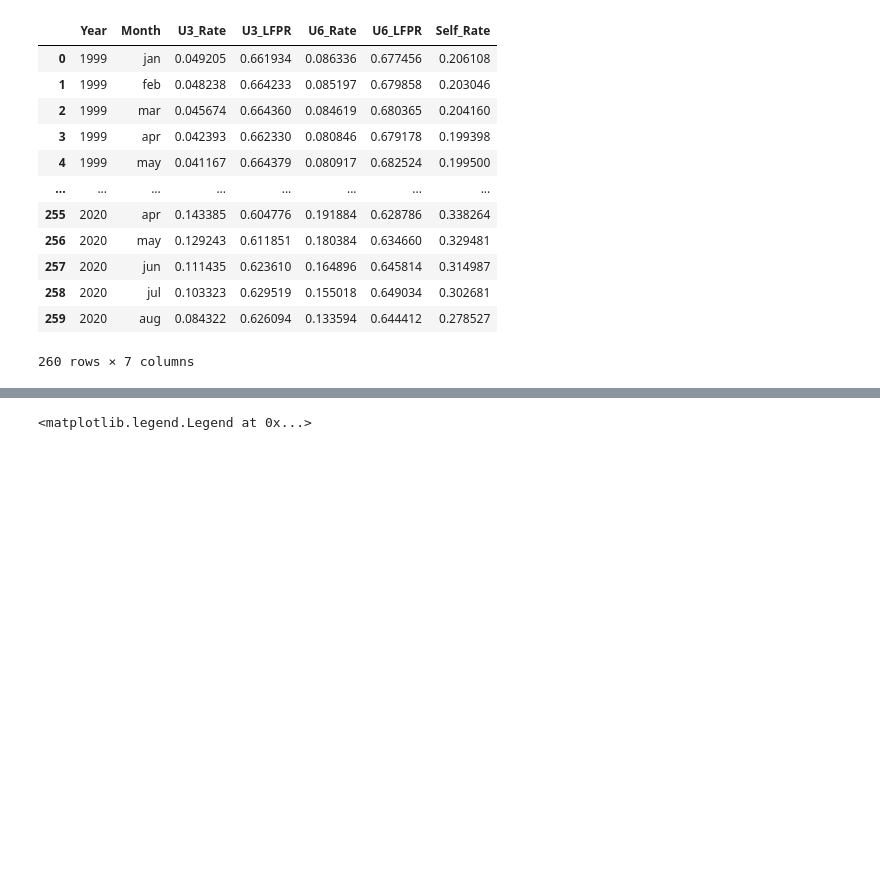
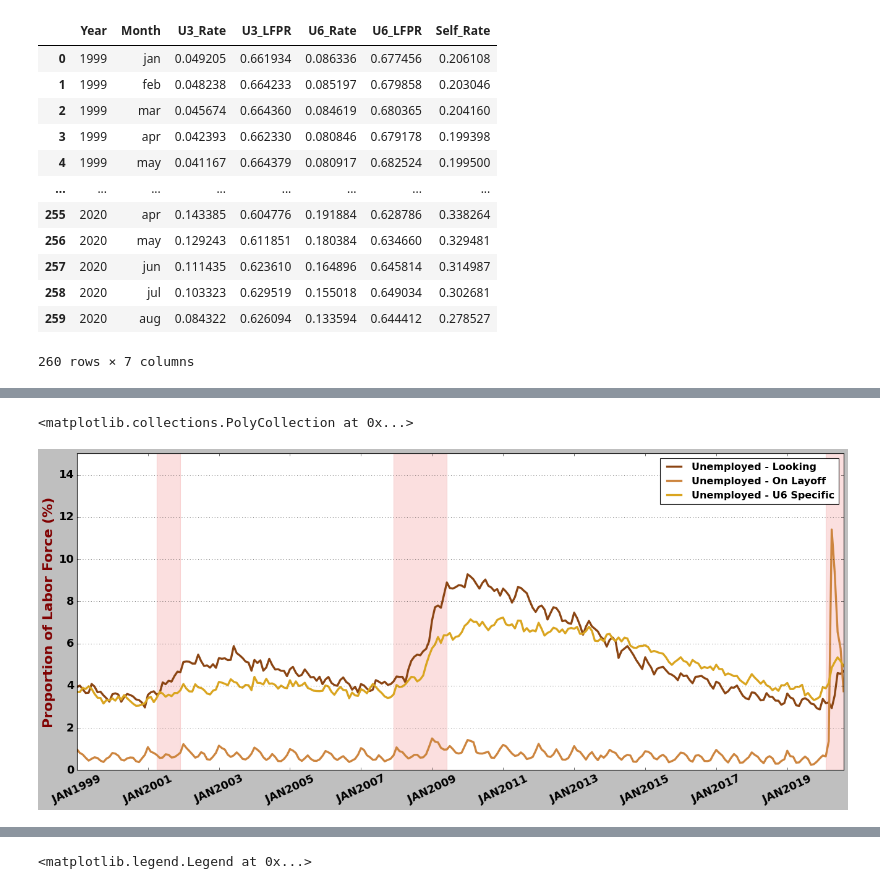
Before and after one commit to dhense177/Rethinking_Unemployment, a Jupyter notebook: Unemployment_Stats.ipynb, the cells around one changed output, grey strips where cells are left out. Cells and saved outputs as stored; diff of their text form; code cells hidden in the pictures; blank space fills up the shorter version.

```diff
--- a/Unemployment_Stats.ipynb
+++ b/Unemployment_Stats.ipynb
@@ -140,0 +124,29 @@ df_pops
+# %%
+fig, ax = plt.subplots(figsize=(20,8))
+
+plt.plot(df_perc['looking_lf']*100, lw=3, color='saddlebrown',label='Unemployed - Looking')
+plt.plot(df_perc['layoff_lf']*100, lw=3, color='peru',label='Unemployed - On Layoff')
+plt.plot((df['U6_Rate']-df['U3_Rate'])*100, lw=3, color='goldenrod',label='Unemployed - U6 Specific')
+
+x = np.arange(0,260,24)
+plt.xticks(x,['JAN'+str(yr) for yr in range(1999,2020,2)],rotation=25)
+plt.xlim([0,259])
+
+ax.margins(x=0)
+ax.tick_params(labelsize=16)
+ax.yaxis.grid()
+ax.legend()
+
+ax.set_ylabel('Proportion of Labor Force (%)', fontsize=20,weight='bold', color='maroon')
+
+ax.fill_between(np.linspace(27,35,19), 0, 15, color='lightcoral', alpha=0.25,
+                 interpolate=True)
+
+ax.fill_between(np.linspace(107,125,19), 0, 15, color='lightcoral', alpha=0.25,
+                 interpolate=True)
+
+ax.fill_between(np.linspace(253,259,19), 0, 15, color='lightcoral', alpha=0.25,
+                 interpolate=True)
+# %% [output]
+<matplotlib.collections.PolyCollection at 0x...>
+[figure, added]
```
Also changed, not shown: parts of 27 cells of this notebook, 4 other files.
